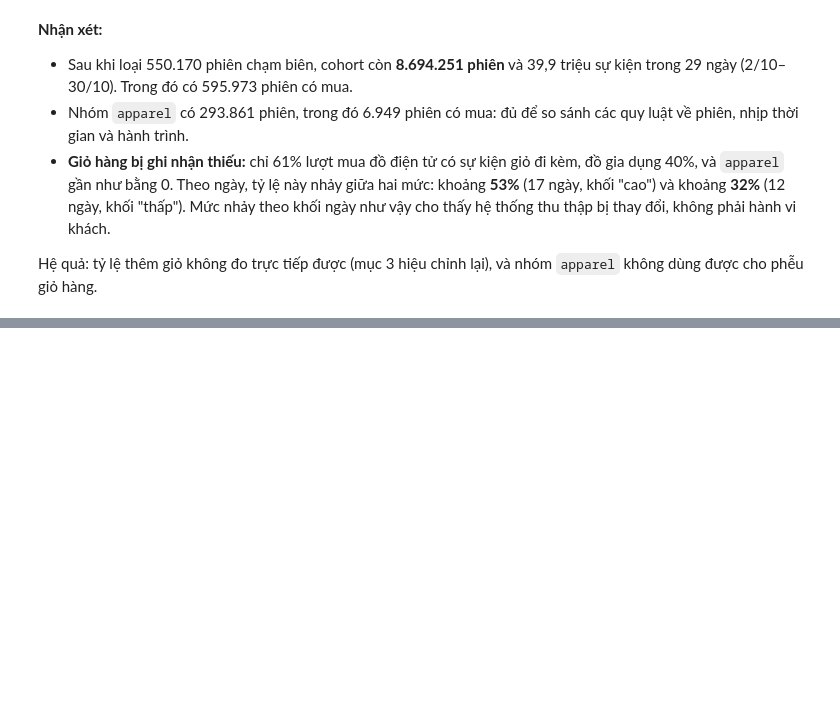
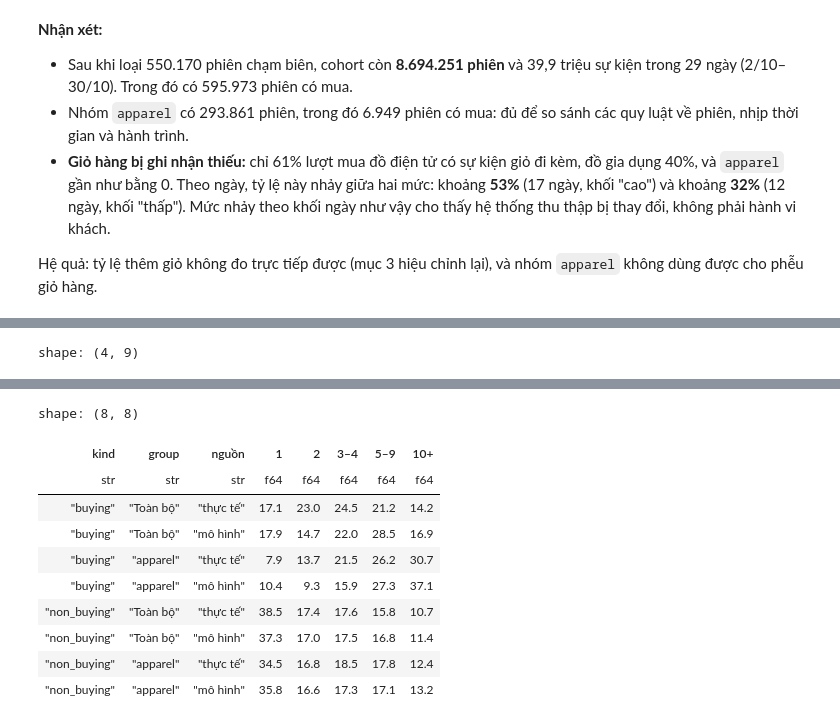
Before and after one commit to DanhTrannn/dk-ecommerce-data-platform, a Jupyter notebook: generator/notebooks/browsing_behavior_eda.ipynb, the cells around one changed output, grey strips where cells are left out. Cells and saved outputs as stored; diff of their text form; code cells hidden in the pictures; blank space fills up the shorter version.

```diff
--- a/generator/notebooks/browsing_behavior_eda.ipynb
+++ b/generator/notebooks/browsing_behavior_eda.ipynb
@@ -161,0 +214,54 @@ assert set(day_block["block"].unique()) == {"cao", "thấp"}
+# %%
+BUCKETS = ["1", "2", "3–4", "5–9", "10+"]
+
+
+def bucket_share(values, edges=(1, 2, 3, 5, 10)):
+    values = np.asarray(values)
+    bounds = list(edges) + [np.inf]
+    return np.array([((values >= lo) & (values < hi)).mean() for lo, hi in zip(bounds[:-1], bounds[1:])])
+
+
+def model_buckets(model, param, edges=(1, 2, 3, 5, 10)):
+    k = np.arange(1, edges[-1])
+    if model == "geometric":
+        pmf = param * (1 - param) ** (k - 1)
+    else:
+        pmf = -(param**k) / (k * np.log1p(-param))
+    bounds = list(edges)
+    shares = [pmf[(k >= lo) & (k < hi)].sum() for lo, hi in zip(bounds[:-1], bounds[1:])]
+    return np.array(shares + [1 - pmf.sum()])
+
+
+def log_series_theta(mean):
+    return optimize.brentq(lambda t: -t / ((1 - t) * np.log1p(-t)) - mean, 1e-9, 1 - 1e-12)
+
+
+def fit_views(values):
+    shares = bucket_share(values)
+    fits = {"geometric": 1 / values.mean(), "zero_truncated_log_series": log_series_theta(values.mean())}
+    errors = {m: np.abs(model_buckets(m, p) - shares).max() * 100 for m, p in fits.items()}
+    return shares, fits, errors
+
+
+# Dạng mô hình chọn trên nhóm toàn bộ (nhiều dữ liệu); tham số đưa vào YAML lấy từ apparel (spec §3).
+rows, shares_rows, views_models = [], [], {}
+for kind, condition in (("buying", pl.col("buying")), ("non_buying", ~pl.col("buying"))):
+    chosen = None
+    for group, frame in (("Toàn bộ", sessions), ("apparel", apparel_sessions)):
+        subset = frame.filter(condition)
+        values = subset.filter(pl.col("views") > 0)["views"].to_numpy()
+        shares, fits, errors = fit_views(values)
+        chosen = chosen or min(errors, key=errors.get)
+        if group == "apparel":
+            views_models[kind] = {"model": chosen, ("p" if chosen == "geometric" else "theta"): round(float(fits[chosen]), 4)}
+        rows.append({"kind": kind, "group": group, "sessions": subset.height,
+                     "zero_view_%": percent((subset["views"] == 0).mean()), "mean_views": round(values.mean(), 2),
+                     "model": chosen, "param": round(float(fits[chosen]), 4), "max_error_pp": round(errors[chosen], 1),
+                     "other_model_error_pp": round(min(v for m, v in errors.items() if m != chosen), 1)})
+        for source, values_pct in (("thực tế", percent(shares)), ("mô hình", percent(model_buckets(chosen, fits[chosen])))):
+            shares_rows.append({"kind": kind, "group": group, "nguồn": source, **dict(zip(BUCKETS, values_pct.tolist()))})
+l2_check = pl.DataFrame(rows)
+display(l2_check)
+pl.DataFrame(shares_rows)
+# %% [output]
+shape: (4, 9)
@@ -161,0 +274,11 @@ assert set(day_block["block"].unique()) == {"cao", "thấp"}
+shape: (8, 8)
+| kind | group | nguồn | 1 | 2 | 3–4 | 5–9 | 10+ |
+| str | str | str | f64 | f64 | f64 | f64 | f64 |
+| "buying" | "Toàn bộ" | "thực tế" | 17.1 | 23.0 | 24.5 | 21.2 | 14.2 |
+| "buying" | "Toàn bộ" | "mô hình" | 17.9 | 14.7 | 22.0 | 28.5 | 16.9 |
+| "buying" | "apparel" | "thực tế" | 7.9 | 13.7 | 21.5 | 26.2 | 30.7 |
+| "buying" | "apparel" | "mô hình" | 10.4 | 9.3 | 15.9 | 27.3 | 37.1 |
+| "non_buying" | "Toàn bộ" | "thực tế" | 38.5 | 17.4 | 17.6 | 15.8 | 10.7 |
+| "non_buying" | "Toàn bộ" | "mô hình" | 37.3 | 17.0 | 17.5 | 16.8 | 11.4 |
+| "non_buying" | "apparel" | "thực tế" | 34.5 | 16.8 | 18.5 | 17.8 | 12.4 |
+| "non_buying" | "apparel" | "mô hình" | 35.8 | 16.6 | 17.3 | 17.1 | 13.2 |
```
Also changed, not shown: parts of 7 cells of this notebook.
